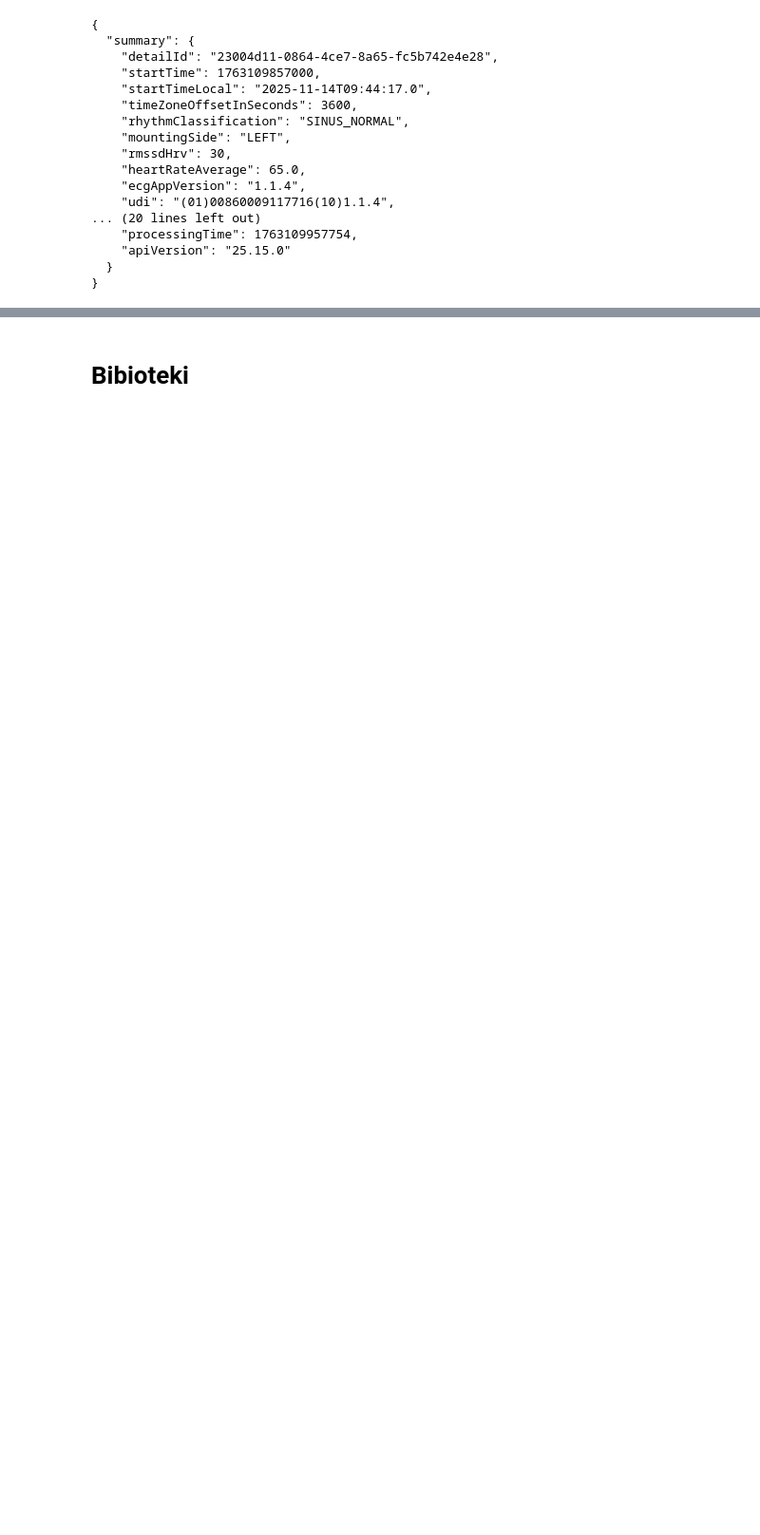
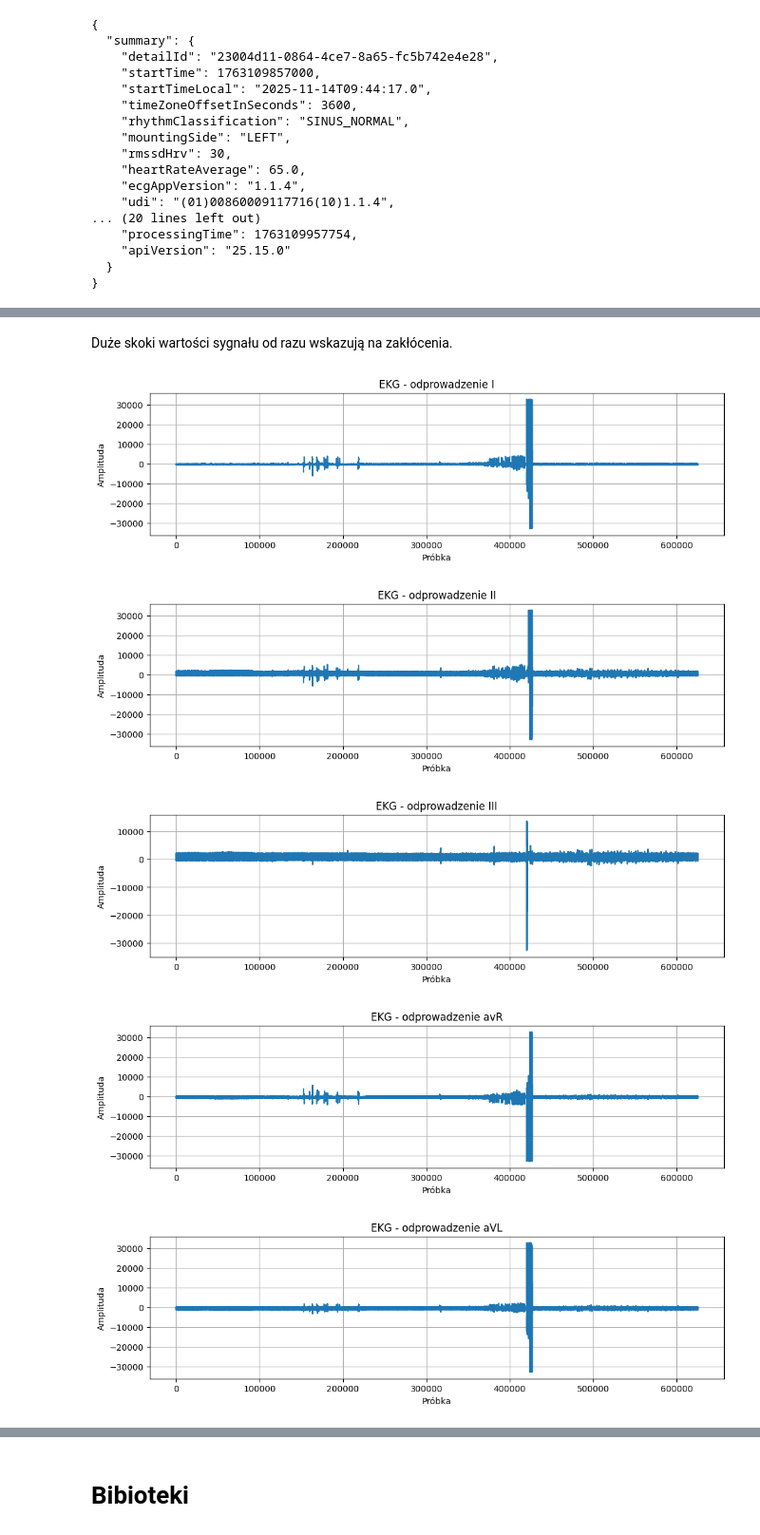
Before and after one commit to MichaelL200/Projekt-EKG, a Jupyter notebook: main.ipynb, the cells around one changed output, grey strips where cells are left out. Shown at 95% size. Cells and saved outputs as stored; diff of their text form; code cells hidden in the pictures; blank space fills up the shorter version.

```diff
--- a/main.ipynb
+++ b/main.ipynb
@@ -87,0 +112,43 @@ W odczytach z obu urządzeń można znaleźć nietypowe fragmenty sygnałów, kt
+# %% [markdown]
+Duże skoki wartości sygnału od razu wskazują na zakłócenia.
+# %%
+import pandas as pd
+import matplotlib.pyplot as plt
+
+def plot_ekg(df, columns=None, start=None, end=None):
+    """
+    Wyświetla wykresy EKG.
+
+    df      : DataFrame z danymi EKG
+    columns : lista numerów kolumn lub nazwy kolumn do wyświetlenia (domyślnie wszystkie)
+    start   : indeks początkowy fragmentu (domyślnie od początku)
+    end     : indeks końcowy fragmentu (domyślnie do końca)
+    """
+    df_segment = df.iloc[start:end]
+
+    if columns is None:
+        cols_to_plot = df_segment.columns
+    else:
+        # jeśli podano numery kolumn
+        if all(isinstance(c, int) for c in columns):
+            cols_to_plot = df_segment.columns[columns]
+        else:
+            cols_to_plot = columns
+
+    for col in cols_to_plot:
+        plt.figure(figsize=(12, 3))
+        plt.plot(df_segment[col])
+        plt.title(f"EKG - odprowadzenie {col}")
+        plt.xlabel("Próbka")
+        plt.ylabel("Amplituda")
+        plt.grid(True)
+        plt.show()
+
+df = pd.read_csv("data/N38/N38_2025-2025-11-14-11-18-06.csv")
+plot_ekg(df)
+# %% [output]
+[figure, added]
+[figure, added]
+[figure, added]
+[figure, added]
+[figure, added]
```
Also changed, not shown: parts of 17 cells of this notebook.
